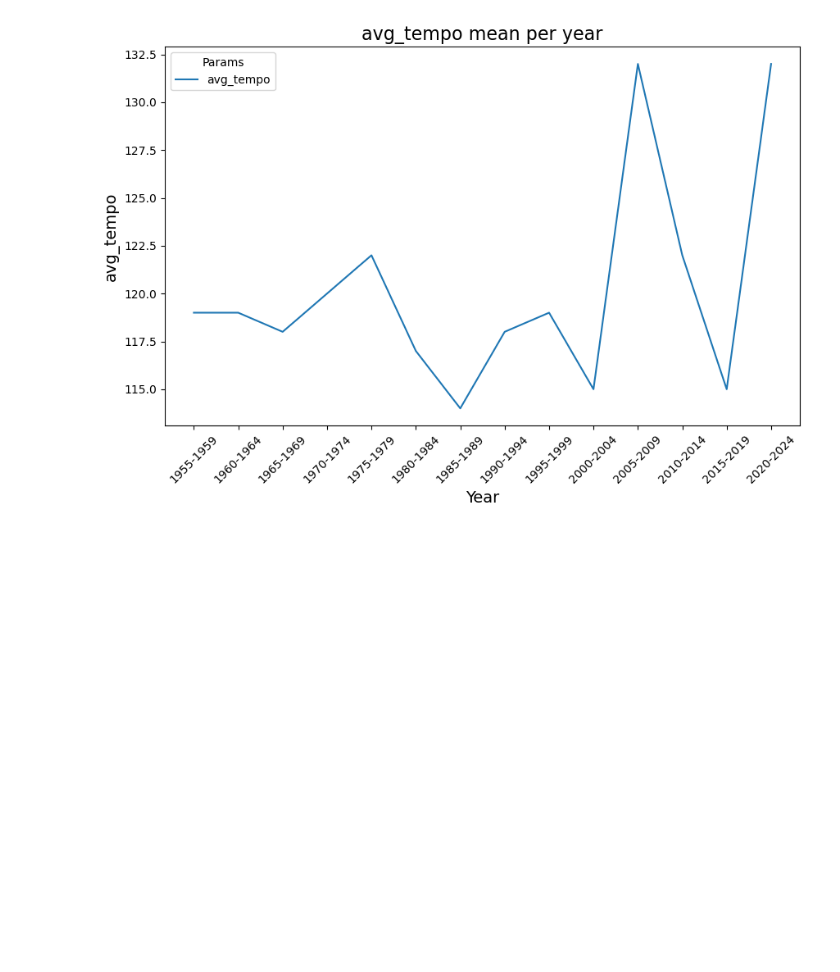
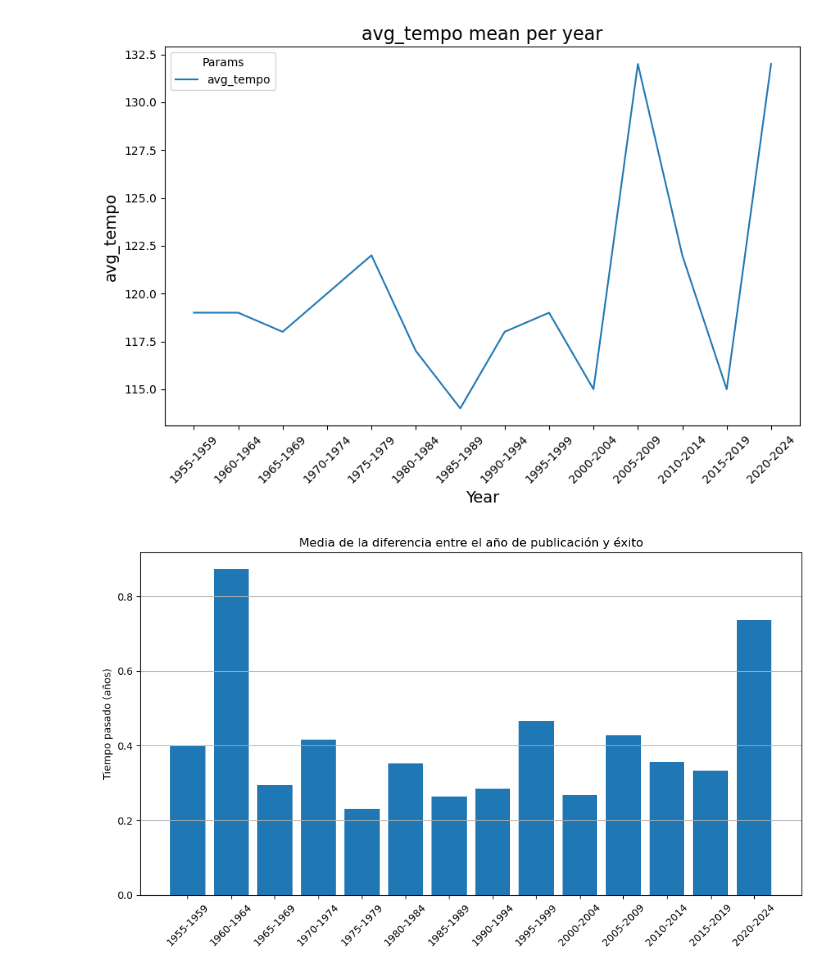
Before and after one commit to almudenamcastro/ironhack-w4-popatoms-sql, a Jupyter notebook: main.ipynb, the cells around one changed output. Drawn from its saved outputs; the diff is of its cells as text; code cells hidden in the pictures; blank space fills up the shorter version.

Commit message:
graphs added
Average of the difference between the year of publication and success

```diff
--- a/main.ipynb
+++ b/main.ipynb
@@ -134,3 +134,18 @@ weeks_properties_df
 | 674 | La Paloma | 'hot 100' | 10 | 0.5300 | 697 | 0.3160 | 0.528 | 0.708 | 1.0 | ... |
 | 675 | La Plume De Ma Tante | 'hot 100' | 5 | 0.7470 | 698 | 0.1880 | 0.697 | 0.763 | 1.0 | ... |
 676 rows × 11 columns
+# %%
+consulta_track_success_time="""SELECT
+    track_id,
+    title,
+    artist_id,
+    release_year,
+    peak_year,
+    CASE
+        WHEN peak_year >= release_year THEN peak_year - release_year
+        ELSE NULL
+    END AS difference
+FROM track"""
+track_success_time= pd.read_sql(consulta_track_success_time, con=engine)
+
+track_success_time
@@ -180,3 +209,19 @@ plot_year_mean(duration_lustrum_df, type="line", params=['avg_duration'], year_c
 plot_year_mean(tempo_lustrum_df, type="line", params=['avg_tempo'], year_column='lustrum',grid=False)
 # %% [output]
 [figure]
+# %%
+
+# group by lumstrum and calculate the mean:
+mean_difference = track_success_time.groupby('lustrum')['difference'].mean().reset_index()
+
+plt.figure(figsize=(10, 6))
+plt.bar(mean_difference['lustrum'], mean_difference['difference'])
+plt.xlabel('')
+plt.ylabel('Tiempo pasado (años)')
+plt.title('Media de la diferencia entre el año de publicación y éxito')
+plt.xticks(rotation=45)
+plt.grid(axis='y')
+plt.tight_layout()
+plt.show()
+# %% [output]
+[figure, added]
```
Also changed, not shown: parts of 1 cell of this notebook.
